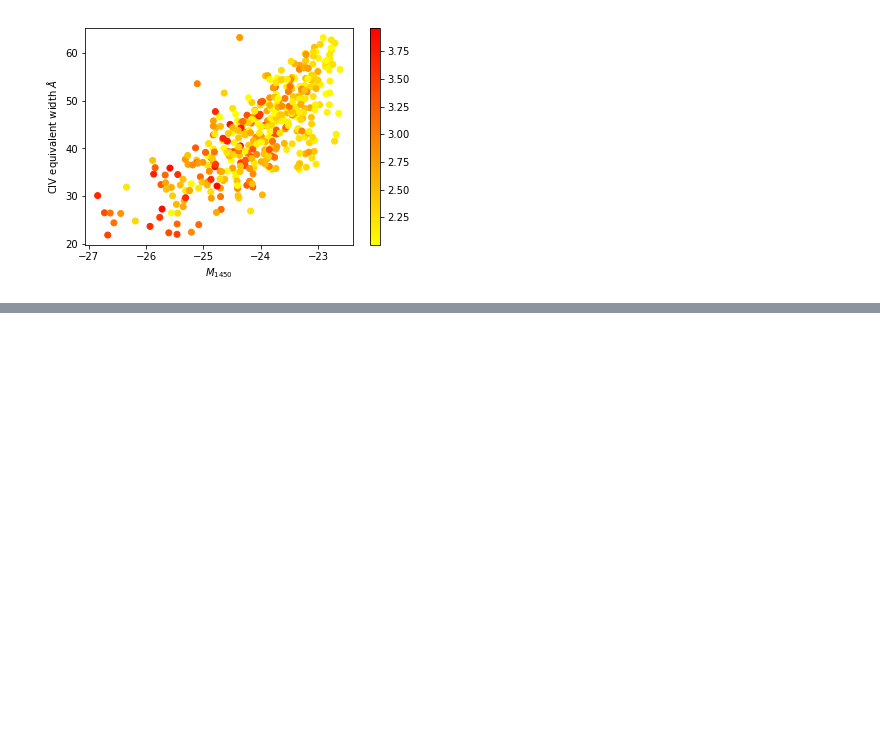
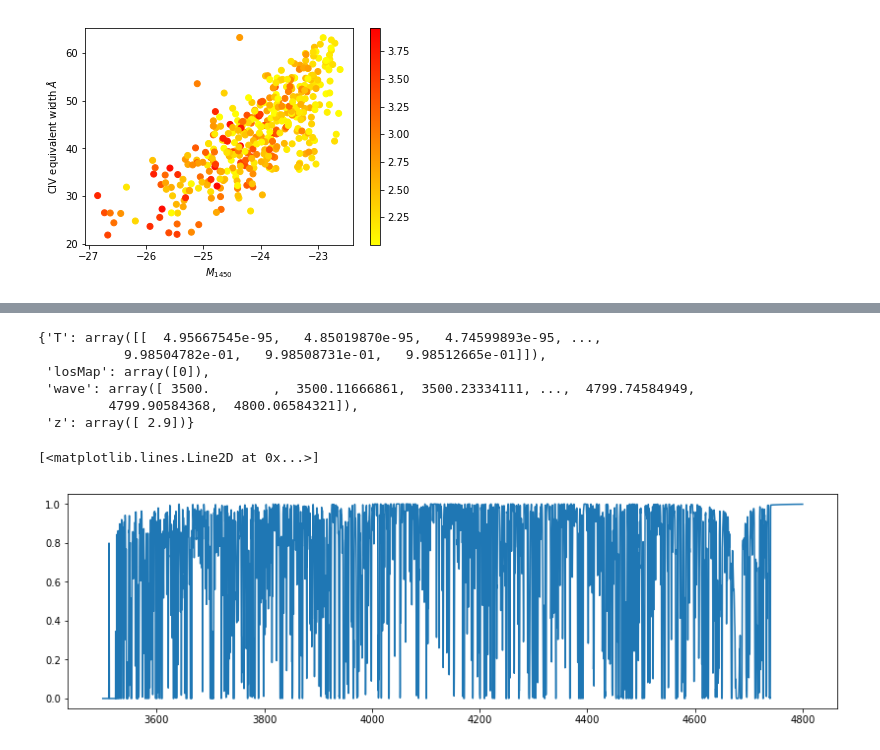
Before and after one commit to imcgreer/simqso, a Jupyter notebook: examples/bossqsos_example.ipynb, the cells around one changed output, grey strips where cells are left out. Saved outputs shown, nothing was run; the diff lists cells and outputs as text; code cells hidden in the pictures; blank space fills up the shorter version.

```diff
--- a/examples/bossqsos_example.ipynb
+++ b/examples/bossqsos_example.ipynb
@@ -164,0 +166,17 @@ xlim(3500,7500)
+# %%
+wave = buildWaveGrid(dict(waveRange=(3500,4800),SpecDispersion=30000))
+forest = hiforest.generate_N_spectra(wave,array([2.9]),1,fast=False)
+forest
+# %% [output]
+{'T': array([[  4.95667545e-95,   4.85019870e-95,   4.74599893e-95, ...,
+           9.98504782e-01,   9.98508731e-01,   9.98512665e-01]]),
+ 'losMap': array([0]),
+ 'wave': array([ 3500.        ,  3500.11666861,  3500.23334111, ...,  4799.74584949,
+         4799.90584368,  4800.06584321]),
+ 'z': array([ 2.9])}
+# %%
+figure(figsize=(14,4))
+plot(wave,forest['T'][0])
+# %% [output]
+[<matplotlib.lines.Line2D at 0x...>]
+[figure, added]
```
Also changed, not shown: parts of 14 cells of this notebook.
